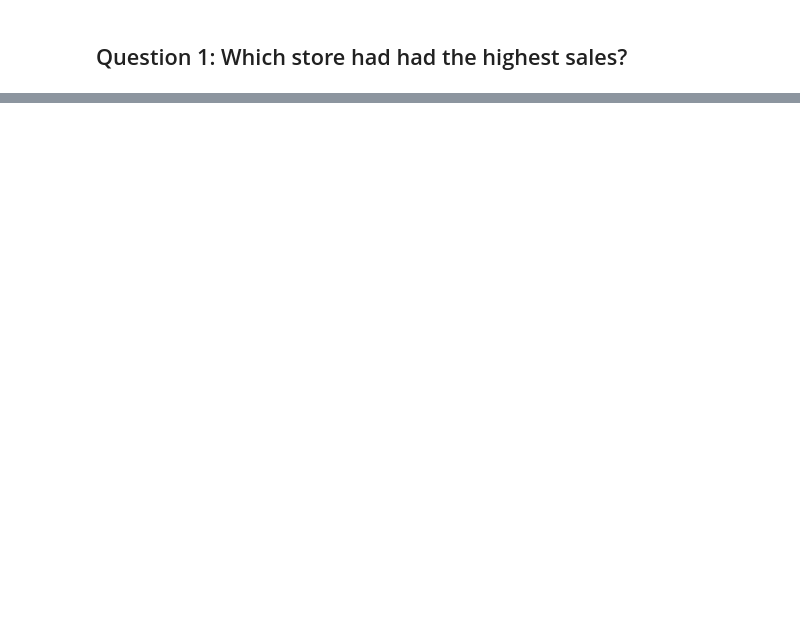
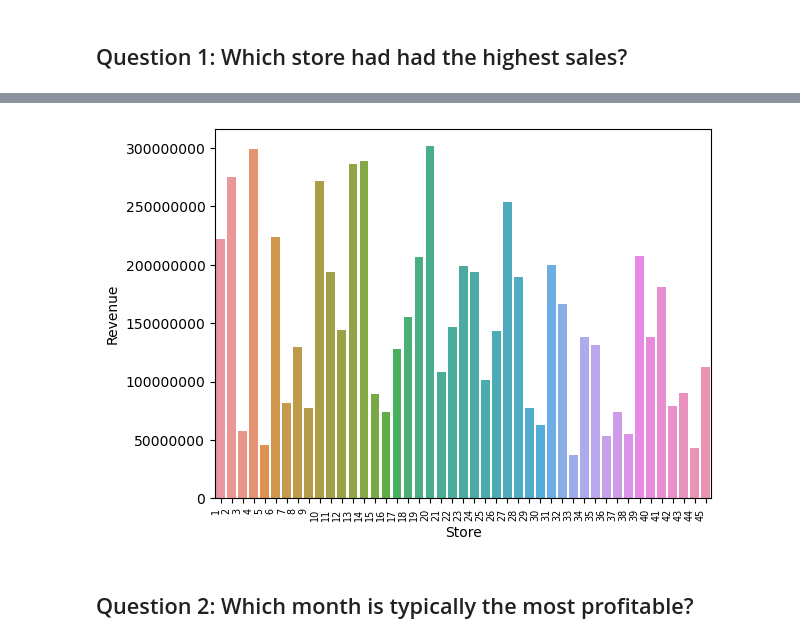
Before and after one commit to mitzu-93/walmart, a Jupyter notebook: Walmart Sales Analysis.ipynb, the cells around one changed output, grey strips where cells are left out. Saved outputs shown, nothing was run; the diff lists cells and outputs as text; code cells hidden in the pictures; blank space fills up the shorter version.

Commit message:
added more visualisations

```diff
--- a/Walmart Sales Analysis.ipynb
+++ b/Walmart Sales Analysis.ipynb
@@ -101,0 +67,4 @@ ValueError: No axis named Store for object type DataFrame
+# %%
+highest_sales = all_data.groupby('Store').sum()
+highest_sales = highest_sales.reset_index('Store',drop=False)
+highest_sales.head()
@@ -101,0 +78,10 @@ ValueError: No axis named Store for object type DataFrame
+# %%
+highest_sales_bar = sns.barplot(x=highest_sales['Store'], y=highest_sales['Weekly_Sales'])
+highest_sales_bar.set_xticklabels(highest_sales_bar.get_xticklabels(), rotation=90, horizontalalignment='right', fontsize='x-small')
+highest_sales_bar.set_xlabel('Store')
+highest_sales_bar.set_ylabel('Revenue')
+highest_sales_bar.ticklabel_format(style='plain', axis='y',useOffset=False)
+# %% [output]
+[figure, added]
+# %% [markdown]
+## Question 2: Which month is typically the most profitable?
```
Also changed, not shown: parts of 20 cells of this notebook.
